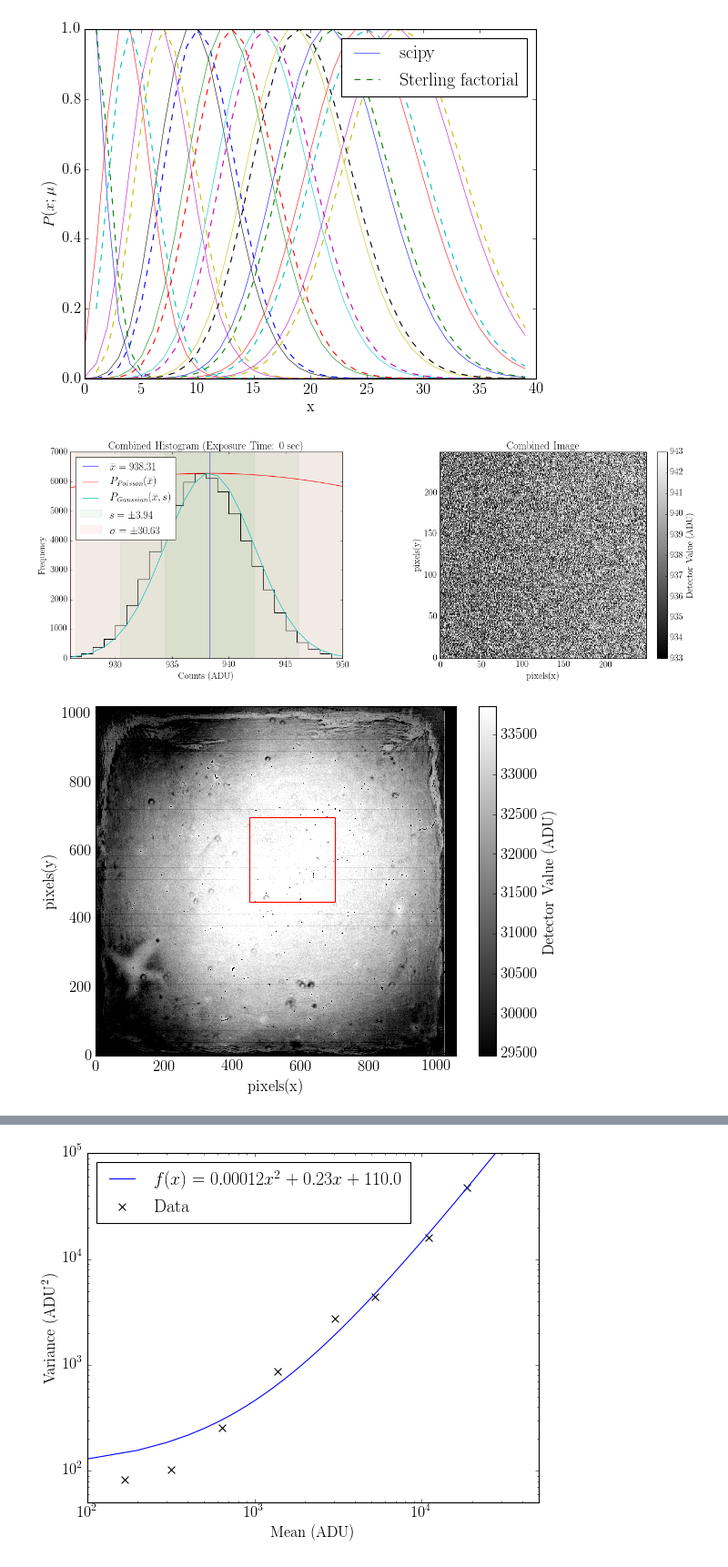
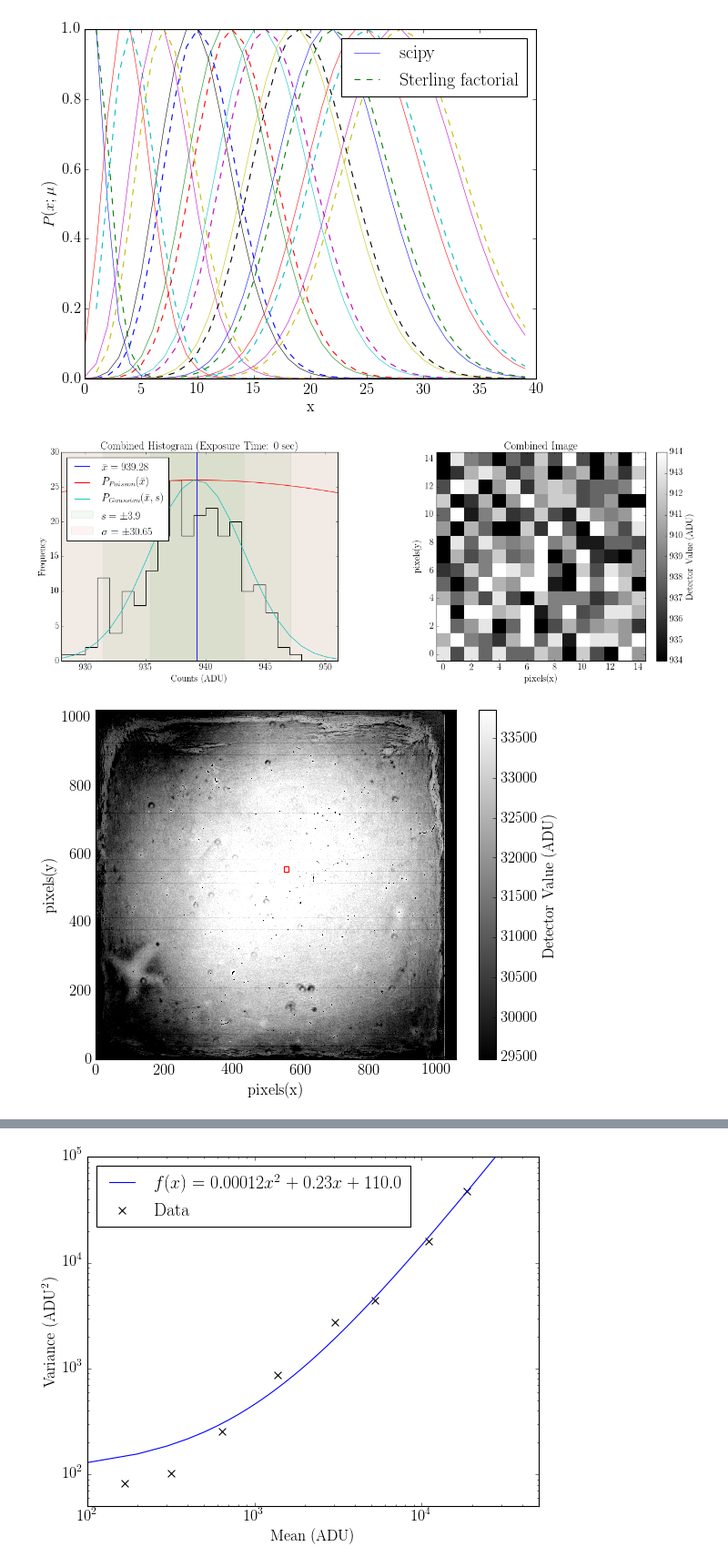
Before and after one commit to jbirky/photonCounting, a Jupyter notebook: analysis.ipynb, the cells around one changed output, grey strips where cells are left out. Shown at 91% size. Saved outputs shown, nothing was run; the diff lists cells and outputs as text; code cells hidden in the pictures.

Commit message:
rm old plot

```diff
--- a/analysis.ipynb
+++ b/analysis.ipynb
@@ -187,26 +190,26 @@ def plotAll(array2D, **kwargs):
         plt.savefig(save_dir + 'exposure%s.png'%(exp))
     plt.show()
 # %%
-window = [(450,450), (250,250)]
+window = [(550,550), (15,15)]
 
 bias_3D = readData('data/exp0/')
 bias_2D = combineFrame(bias_3D)
 
 #cut data
-bias_2D_cut = Cutout2D(bias2D, window[0], window[1]).data
+bias_2D_cut = Cutout2D(bias_2D, window[0], window[1]).data
 
 plotAll(bias_2D_cut, sigma=3, exp=0, save_dir='writeup/plots/')
 # %% [output]
-[figure, old version]
+[figure, new version]
 # %%
 #check if image slice looks good on long exposure image
 longexp_3D = readData('data/exp768/')
 longexp_sub_3D = [(frame - bias_2D) for frame in longexp_3D]
 longexp_2D = combineFrame(longexp_sub_3D)
 
-plotImg(longexp_2D, window=window)
+plotImg(longexp_2D, window=window, save_dir='writeup/plots/')
 # %% [output]
-[figure, old version]
+[figure, new version]
 # %%
 try:
     files = natsorted(os.listdir('data/'))[1:]
```
Also changed, not shown: parts of 2 cells of this notebook.
